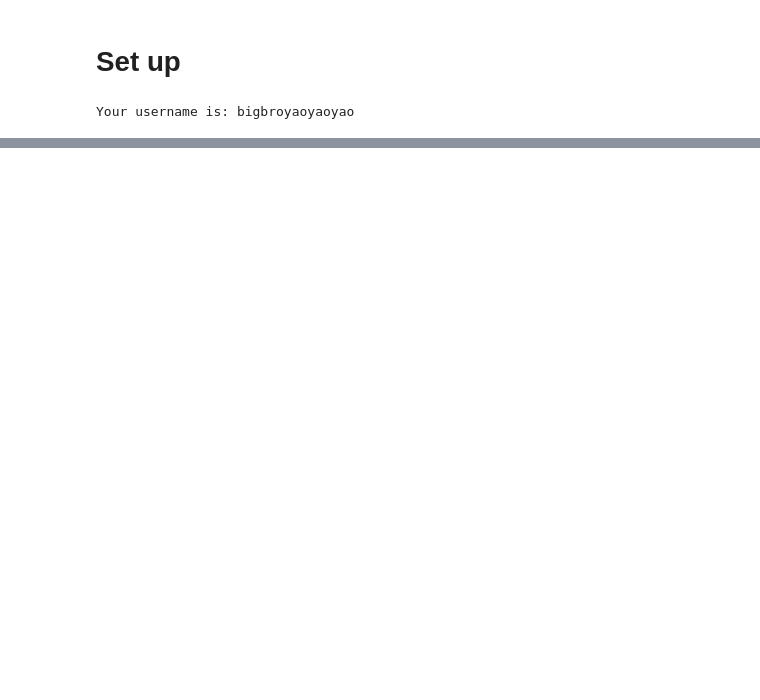
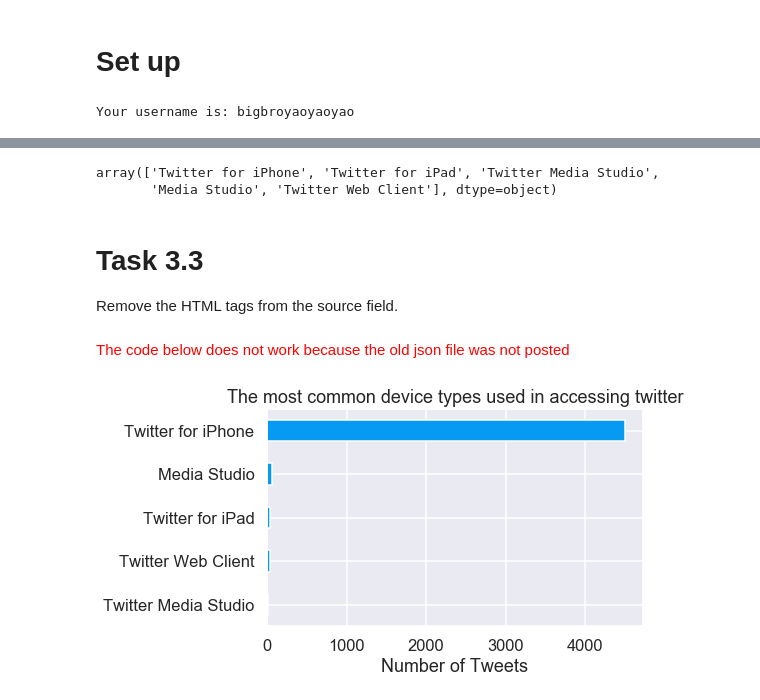
Before and after one commit to yaooo/DataScience, a Jupyter notebook: Project1/project1.ipynb, the cells around one changed output, grey strips where cells are left out. Saved outputs shown, nothing was run; the diff lists cells and outputs as text; code cells hidden in the pictures; blank space fills up the shorter version.

Commit message:
need the old json file for later tasks

```diff
--- a/Project1/project1.ipynb
+++ b/Project1/project1.ipynb
@@ -75,0 +375,14 @@ FileNotFoundError: [Errno 2] No such file or directory: 'data/RutgersU_recent_tw
+# %%
+df_trump['source'].unique()
+# %% [output]
+array(['Twitter for iPhone', 'Twitter for iPad', 'Twitter Media Studio',
+       'Media Studio', 'Twitter Web Client'], dtype=object)
+# %% [markdown]
+# Task 3.3
+
+Remove the HTML tags from the source field.
+# %%
+# Already did it when parsing the json data
+df_trump['source'] = df_trump['source']
+# %% [markdown]
+<font color='red' >The code below does not work because the old json file was not posted</font>
@@ -75,0 +400,8 @@ FileNotFoundError: [Errno 2] No such file or directory: 'data/RutgersU_recent_tw
+# %%
+plt.figure()
+df_trump['source'].value_counts(ascending=True).plot(kind="barh", color='xkcd:azure')
+plt.xlabel("Number of Tweets")
+plt.title('The most common device types used in accessing twitter')
+plt.show()
+# %% [output]
+[figure, added]
```
Also changed, not shown: parts of 25 cells of this notebook, 6 other files.
